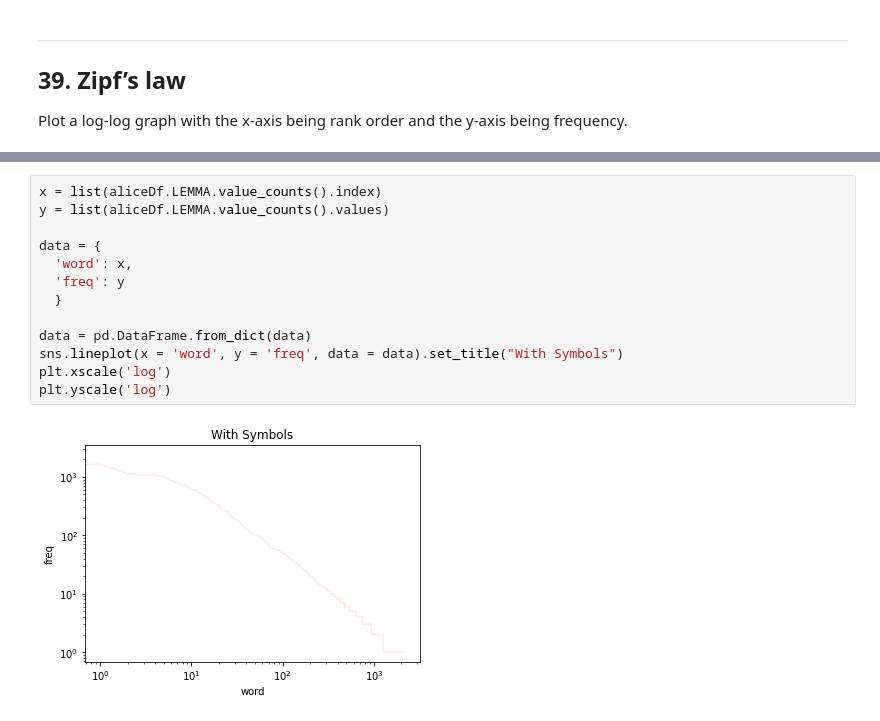
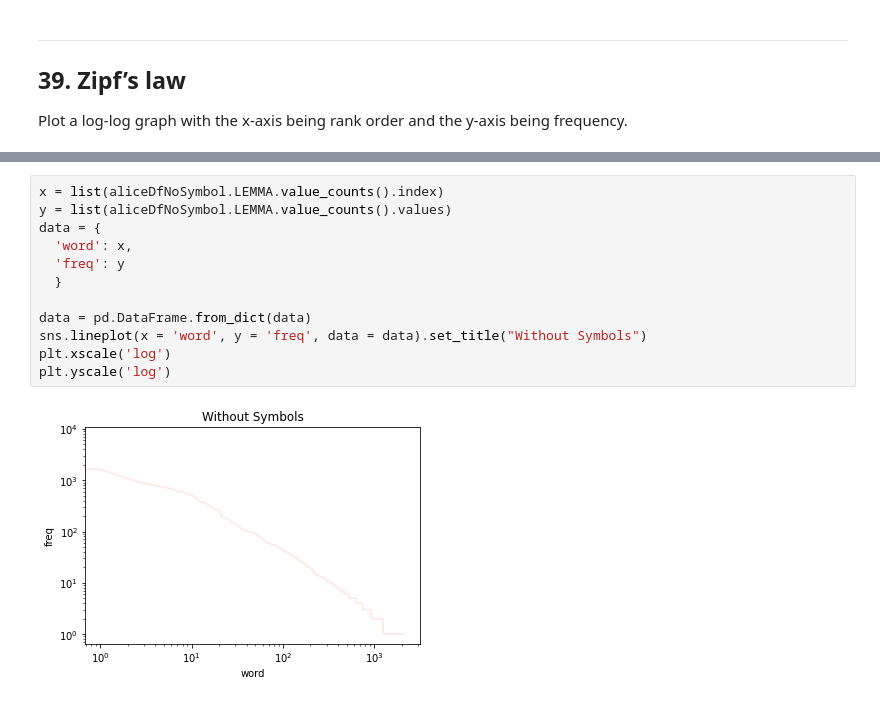
Before and after one commit to vincentmichael089/nlp100, a Jupyter notebook: Chapter_4_POS_tagging.ipynb, the cells around one changed output, grey strips where cells are left out. Saved outputs shown, nothing was run; the diff lists cells and outputs as text.

```diff
--- a/Chapter_4_POS_tagging.ipynb
+++ b/Chapter_4_POS_tagging.ipynb
@@ -333,15 +351,14 @@ Plot a log-log graph with the x-axis being rank order and the y-axis being frequ
 # %%
-x = list(aliceDf.LEMMA.value_counts().index)
-y = list(aliceDf.LEMMA.value_counts().values)
-
+x = list(aliceDfNoSymbol.LEMMA.value_counts().index)
+y = list(aliceDfNoSymbol.LEMMA.value_counts().values)
 data = {
   'word': x,
   'freq': y
   }
 
 data = pd.DataFrame.from_dict(data)
-sns.lineplot(x = 'word', y = 'freq', data = data).set_title("With Symbols")
+sns.lineplot(x = 'word', y = 'freq', data = data).set_title("Without Symbols")
 plt.xscale('log')
 plt.yscale('log')
 # %% [output]
-[figure, old version]
+[figure, new version]
```
Also changed, not shown: parts of 4 cells of this notebook.
